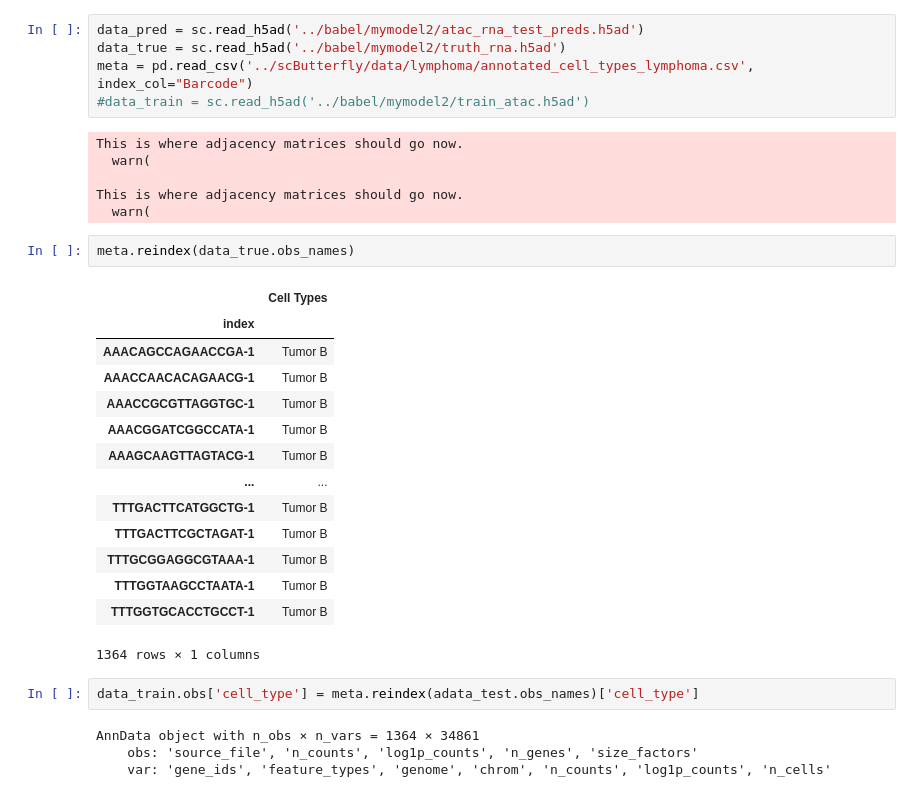
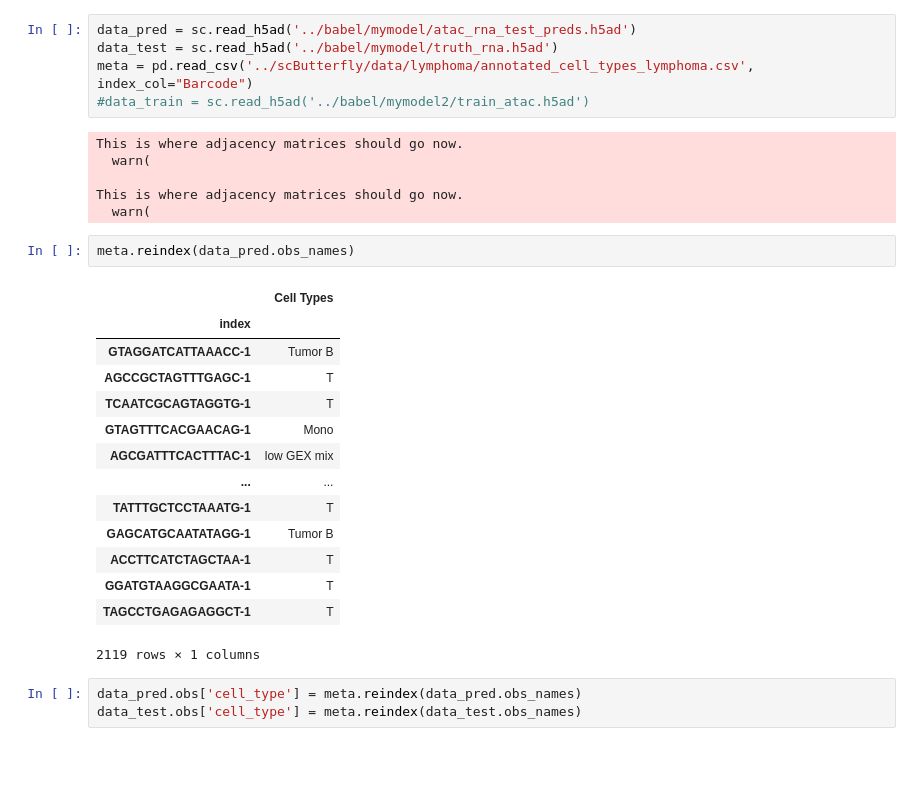
Before and after one commit to preet2706/babel, a Jupyter notebook: test_babel.ipynb, the cells around one changed output. Cells and saved outputs as stored; diff of their text form; blank space fills up the shorter version.

Commit message:
finished train/test on lymphoma

```diff
--- a/test_babel.ipynb
+++ b/test_babel.ipynb
@@ -3,8 +3,8 @@ import scanpy as sc
 import pandas as pd
 import numpy as np
 # %%
-data_pred = sc.read_h5ad('../babel/mymodel2/atac_rna_test_preds.h5ad')
-data_true = sc.read_h5ad('../babel/mymodel2/truth_rna.h5ad')
+data_pred = sc.read_h5ad('../babel/mymodel/atac_rna_test_preds.h5ad')
+data_test = sc.read_h5ad('../babel/mymodel/truth_rna.h5ad')
 meta = pd.read_csv('../scButterfly/data/lymphoma/annotated_cell_types_lymphoma.csv', index_col="Barcode")
 #data_train = sc.read_h5ad('../babel/mymodel2/train_atac.h5ad')
 # %% [output]
@@ -14,25 +14,22 @@ This is where adjacency matrices should go now.
 This is where adjacency matrices should go now.
   warn(
 # %%
-meta.reindex(data_true.obs_names)
+meta.reindex(data_pred.obs_names)
 # %% [output]
 |  | Cell Types |
 | index |  |
-| AAACAGCCAGAACCGA-1 | Tumor B |
-| AAACCAACACAGAACG-1 | Tumor B |
-| AAACCGCGTTAGGTGC-1 | Tumor B |
-| AAACGGATCGGCCATA-1 | Tumor B |
-| AAAGCAAGTTAGTACG-1 | Tumor B |
+| GTAGGATCATTAAACC-1 | Tumor B |
+| AGCCGCTAGTTTGAGC-1 | T |
+| TCAATCGCAGTAGGTG-1 | T |
+| GTAGTTTCACGAACAG-1 | Mono |
+| AGCGATTTCACTTTAC-1 | low GEX mix |
 | ... | ... |
-| TTTGACTTCATGGCTG-1 | Tumor B |
-| TTTGACTTCGCTAGAT-1 | Tumor B |
-| TTTGCGGAGGCGTAAA-1 | Tumor B |
-| TTTGGTAAGCCTAATA-1 | Tumor B |
-| TTTGGTGCACCTGCCT-1 | Tumor B |
+| TATTTGCTCCTAAATG-1 | T |
+| GAGCATGCAATATAGG-1 | Tumor B |
+| ACCTTCATCTAGCTAA-1 | T |
+| GGATGTAAGGCGAATA-1 | T |
+| TAGCCTGAGAGAGGCT-1 | T |
-1364 rows × 1 columns
+2119 rows × 1 columns
 # %%
-data_train.obs['cell_type'] = meta.reindex(adata_test.obs_names)['cell_type']
+data_pred.obs['cell_type'] = meta.reindex(data_pred.obs_names)
+data_test.obs['cell_type'] = meta.reindex(data_test.obs_names)
-# %% [output]
-AnnData object with n_obs × n_vars = 1364 × 34861
-    obs: 'source_file', 'n_counts', 'log1p_counts', 'n_genes', 'size_factors'
-    var: 'gene_ids', 'feature_types', 'genome', 'chrom', 'n_counts', 'log1p_counts', 'n_cells'
```
Also changed, not shown: parts of 5 cells of this notebook, 3 other files.
